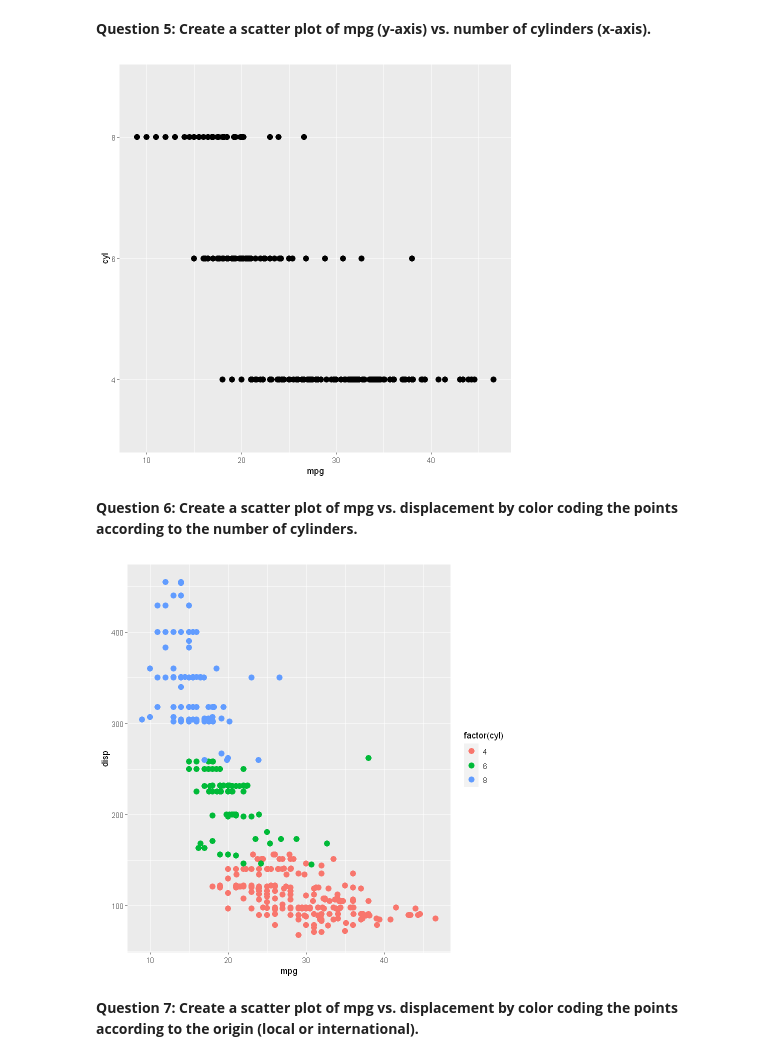
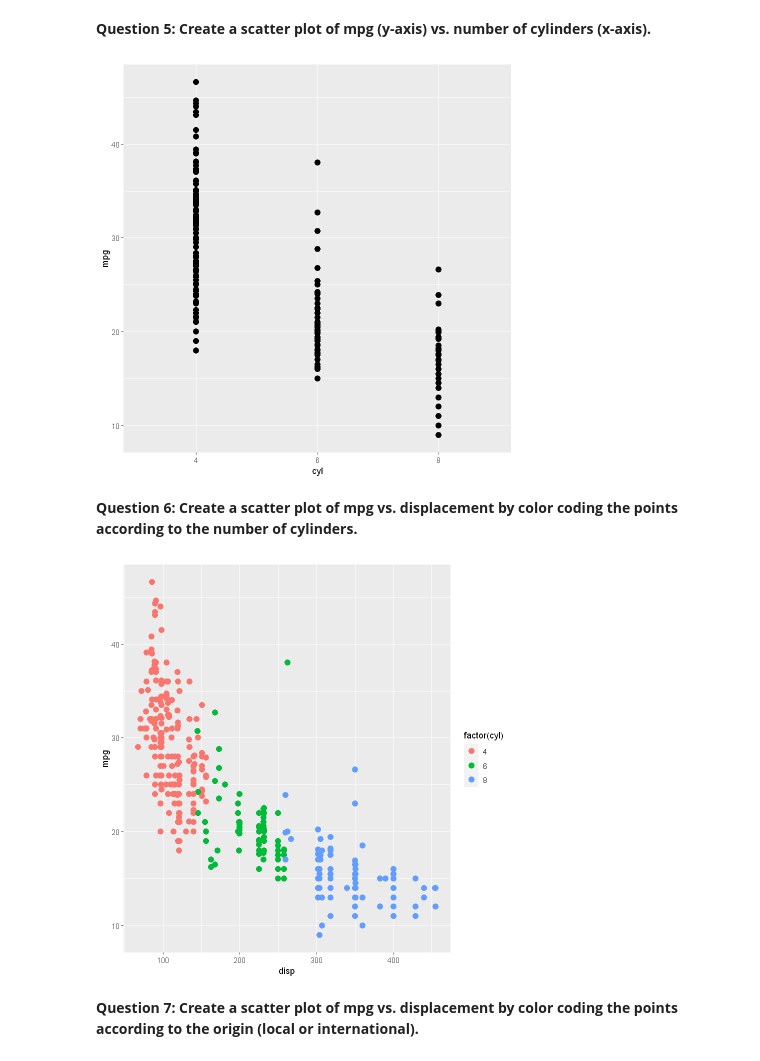
Before and after one commit to prathikshetty9b/Applied-Probability-and-Statistics, a Jupyter notebook: Codes/Lab-Exam/AAPS_LabFinal_PrathikBShetty.ipynb, the cells around one changed output. Saved outputs shown, nothing was run; the diff lists cells and outputs as text; code cells hidden in the pictures.

```diff
--- a/Codes/Lab-Exam/AAPS_LabFinal_PrathikBShetty.ipynb
+++ b/Codes/Lab-Exam/AAPS_LabFinal_PrathikBShetty.ipynb
@@ -138,19 +126,19 @@ A matrix: 2 × 1 of type dbl
 # %% [markdown]
 **Question 5: Create a scatter plot of mpg (y-axis) vs. number of cylinders (x-axis).**
 # %%
-p1 = ggplot(data = autompg, aes(x = mpg, y = cyl)) +
+p1 = ggplot(data = autompg, aes(x = cyl, y = mpg)) +
   geom_point(size= 3)
 p1
 # %% [output]
-[figure, old version]
+[figure, new version]
 # %% [markdown]
 **Question 6: Create a scatter plot of mpg vs. displacement by color coding the points according to the number of cylinders.**
 # %%
-p2 = ggplot(autompg, aes(x = mpg, y = disp, color = factor(cyl))) +
+p2 = ggplot(autompg, aes(x = disp, y = mpg, color = factor(cyl))) +
   geom_point(size = 3)
 p2
 # %% [output]
-[figure, old version]
+[figure, new version]
 # %% [markdown]
 **Question 7: Create a scatter plot of mpg vs. displacement by color coding the points according to the origin (local or international).**
 # %%
```
Also changed, not shown: parts of 6 cells of this notebook.
